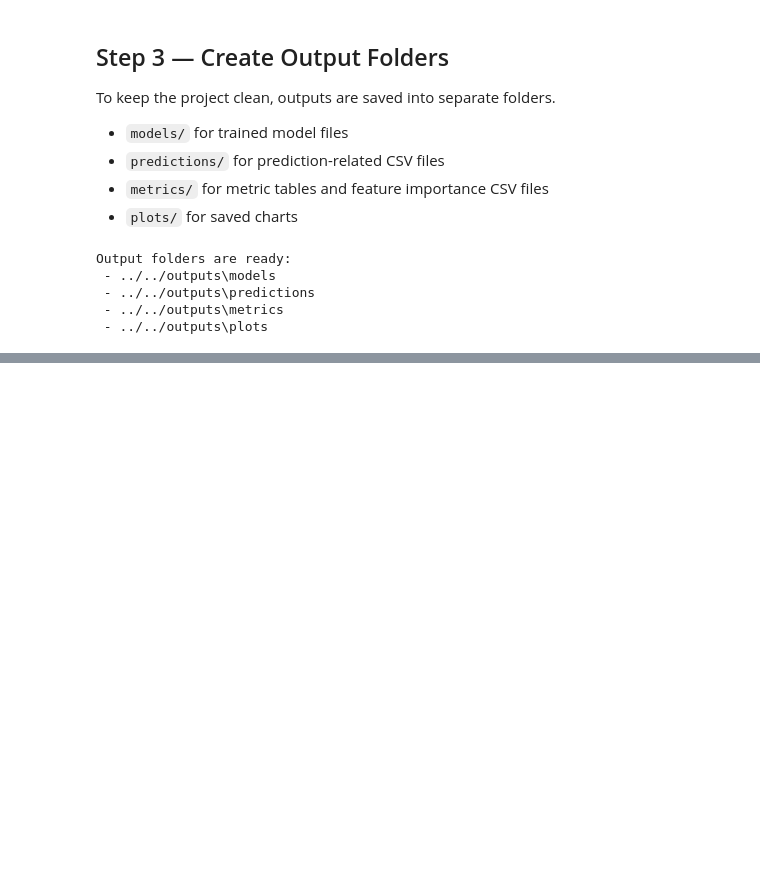
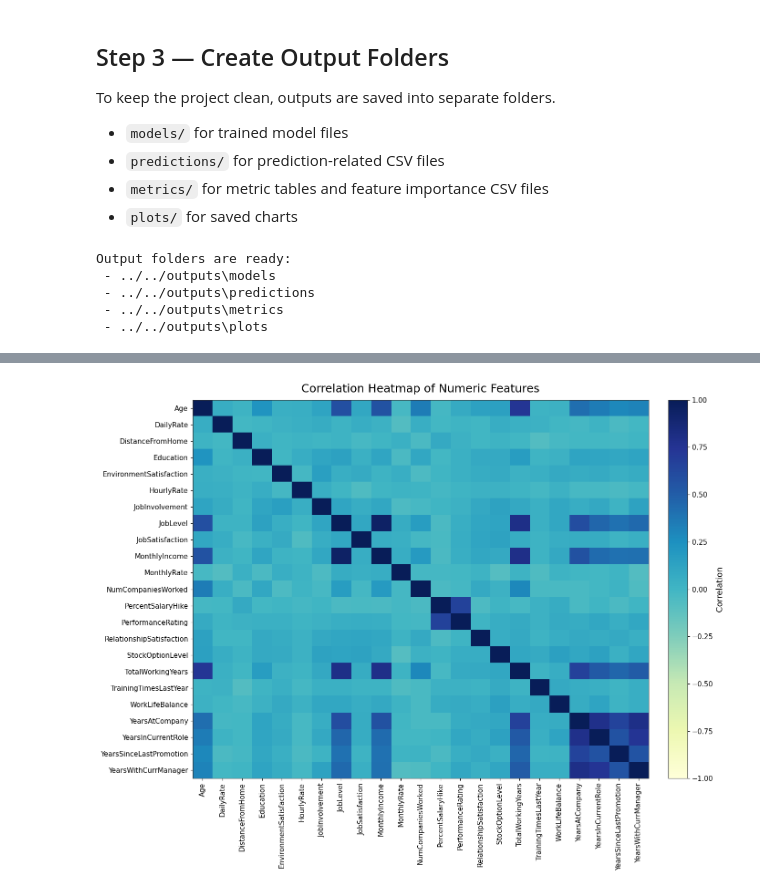
Before and after one commit to SKSpraveen/employee-attrition-prediction, a Jupyter notebook: notebooks/random_forest/random_forest.ipynb, the cells around one changed output, grey strips where cells are left out. Saved outputs shown, nothing was run; the diff lists cells and outputs as text; code cells hidden in the pictures; blank space fills up the shorter version.

```diff
--- a/notebooks/random_forest/random_forest.ipynb
+++ b/notebooks/random_forest/random_forest.ipynb
@@ -183,0 +244,27 @@ Output folders are ready:
+# %%
+# Compute the correlation matrix for numeric features
+correlation_matrix = X_train[numeric_columns].corr()
+
+# Plot a cleaner and more readable correlation heatmap
+plt.figure(figsize=(14, 11))
+heatmap = plt.imshow(
+    correlation_matrix,
+    cmap='YlGnBu',
+    aspect='auto',
+    vmin=-1,
+    vmax=1,
+    interpolation='nearest'
+)
+
+cbar = plt.colorbar(heatmap, fraction=0.046, pad=0.04)
+cbar.set_label('Correlation')
+
+plt.xticks(range(len(numeric_columns)), numeric_columns, rotation=90)
+plt.yticks(range(len(numeric_columns)), numeric_columns)
+plt.title('Correlation Heatmap of Numeric Features', pad=12)
+plt.grid(False)
+plt.tight_layout()
+plt.savefig(os.path.join(PLOTS_DIR, 'rf_correlation_heatmap.png'), dpi=300, bbox_inches='tight')
+plt.show()
+# %% [output]
+[figure, added]
```
Also changed, not shown: parts of 3 cells of this notebook.
